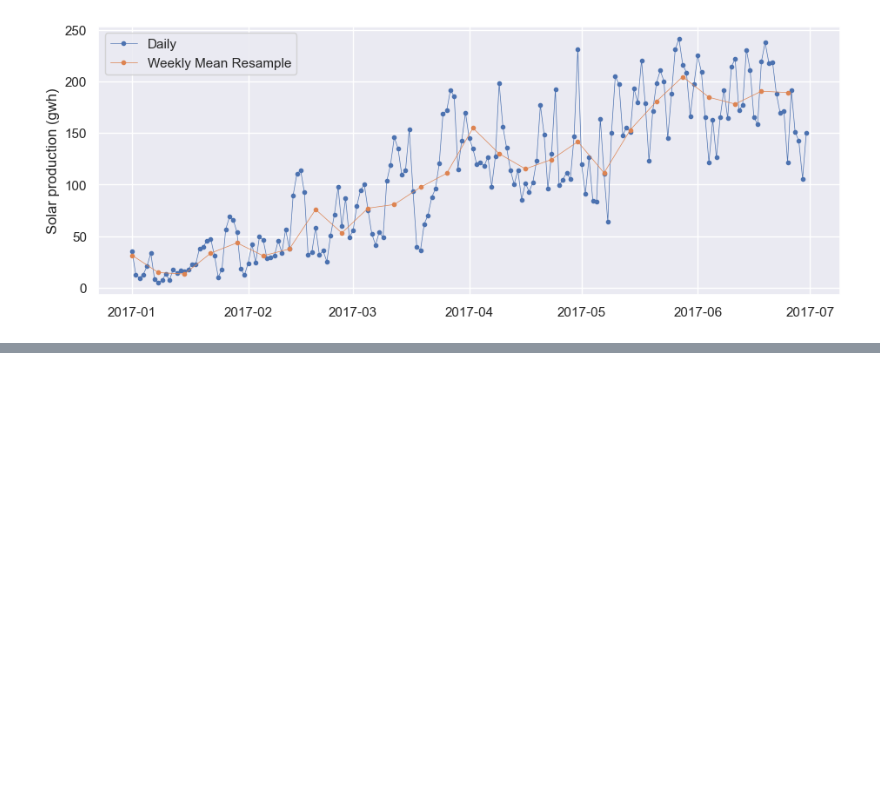
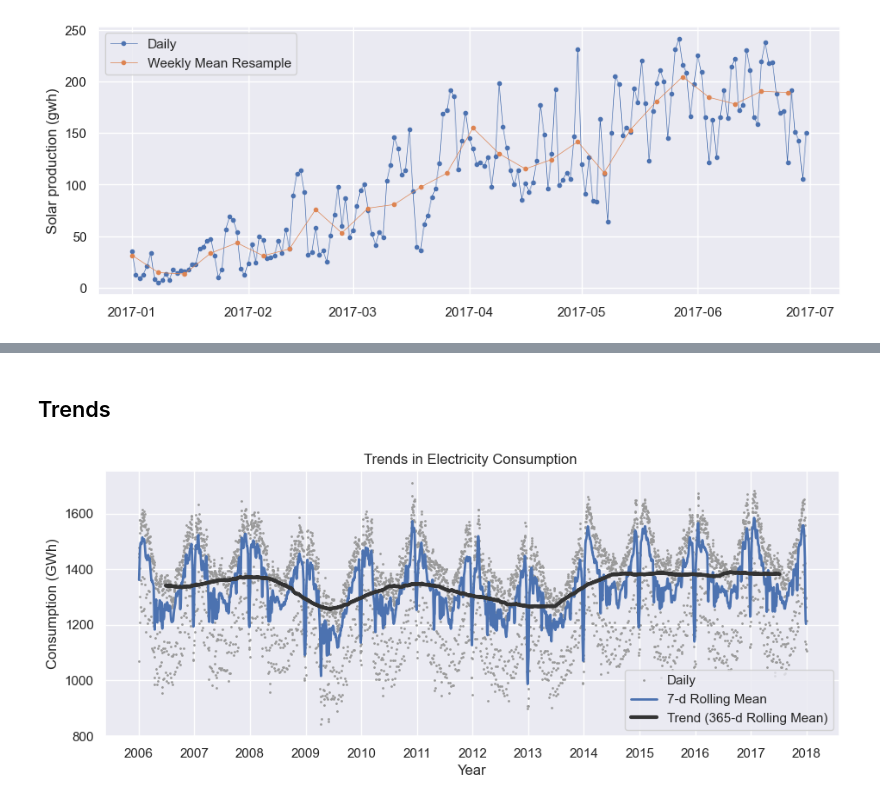
Before and after one commit to sandrodang/push-code, a Jupyter notebook: da_timeseries.ipynb, the cells around one changed output, grey strips where cells are left out. Cells and saved outputs as stored; diff of their text form; code cells hidden in the pictures; blank space fills up the shorter version.

```diff
--- a/da_timeseries.ipynb
+++ b/da_timeseries.ipynb
@@ -180,0 +222,3 @@ plt.show()
+# %%
+opsd_7d = data[data_columns].rolling(7, center= True).mean()
+opsd_7d.head(10)
@@ -180,0 +238,19 @@ plt.show()
+# %% [markdown]
+## Trends
+# %%
+import matplotlib.dates as mdates
+opsd_365d = data[data_columns].rolling(window=365, center = True, min_periods= 360 ).mean()
+fig, ax = plt.subplots()
+ax.plot(data['Consumption'], marker = '.', markersize = 2 , color = '0.6', linestyle = 'None', label = 'Daily')
+ax.plot(opsd_7d['Consumption'], linewidth =2, label='7-d Rolling Mean')
+ax.plot(opsd_365d['Consumption'], color='0.2', linewidth=3,
+label='Trend (365-d Rolling Mean)')
+# Set x-ticks to yearly interval and add legend and labels
+ax.xaxis.set_major_locator(mdates.YearLocator ())
+ax.legend ()
+ax.set_xlabel('Year')
+ax.set_ylabel('Consumption (GWh)')
+ax.set_title('Trends in Electricity Consumption ')
+plt.show()
+# %% [output]
+[figure, added]
```
Also changed, not shown: parts of 6 cells of this notebook.
